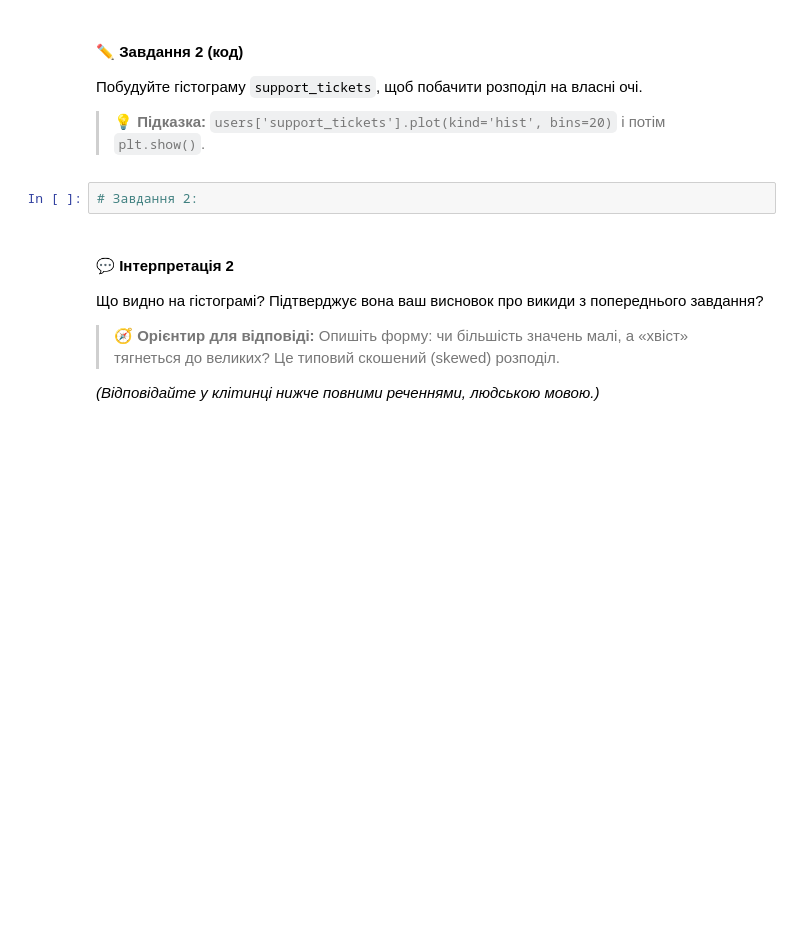
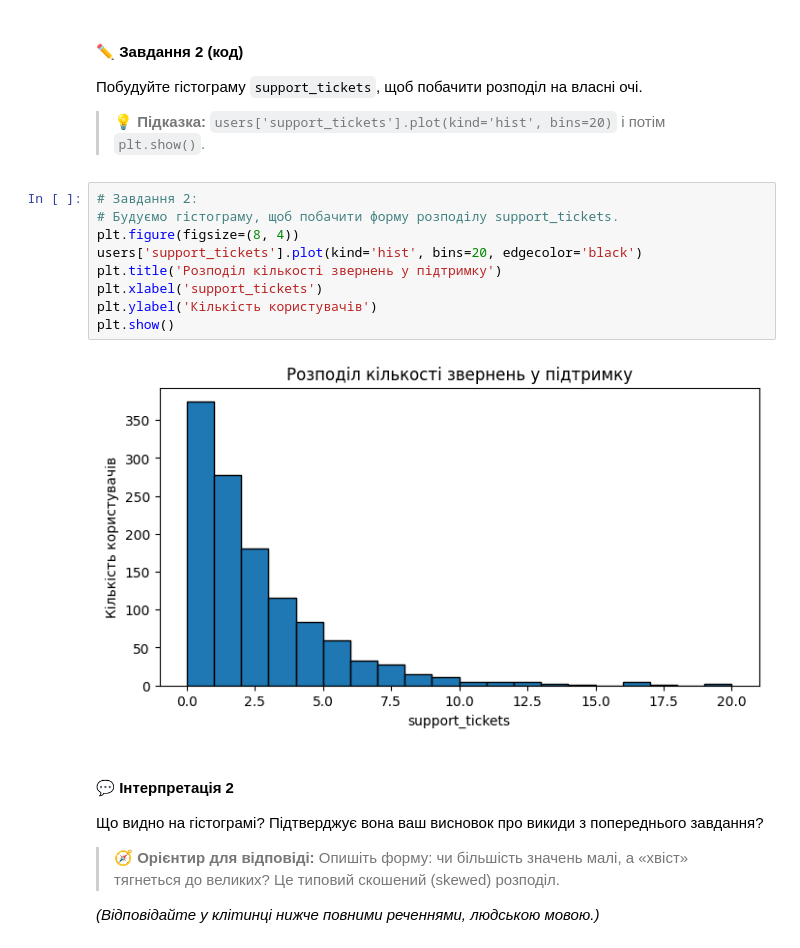
Before and after one commit to DymaStar/DTA_2026, a Jupyter notebook: HW/DS_CW+HW190626"practice_stat_tests_HARDER_ipynb".ipynb, the cells around one changed output. Cells and saved outputs as stored; diff of their text form; blank space fills up the shorter version.

```diff
--- a/HW/DS_CW+HW190626"practice_stat_tests_HARDER_ipynb".ipynb
+++ b/HW/DS_CW+HW190626"practice_stat_tests_HARDER_ipynb".ipynb
@@ -106,8 +139,17 @@ A/B онбординг: (100000, 3)
 Побудуйте гістограму `support_tickets`, щоб побачити розподіл на власні очі.
 
 > 💡 **Підказка:** `users['support_tickets'].plot(kind='hist', bins=20)` і потім `plt.show()`.
-# %%
-# Завдання 2:
+# %%
+# Завдання 2:
+# Будуємо гістограму, щоб побачити форму розподілу support_tickets.
+plt.figure(figsize=(8, 4))
+users['support_tickets'].plot(kind='hist', bins=20, edgecolor='black')
+plt.title('Розподіл кількості звернень у підтримку')
+plt.xlabel('support_tickets')
+plt.ylabel('Кількість користувачів')
+plt.show()
+# %% [output]
+[figure, added]
 # %% [markdown]
 #### 💬 Інтерпретація 2
 
```
Also changed, not shown: parts of 54 cells of this notebook.
